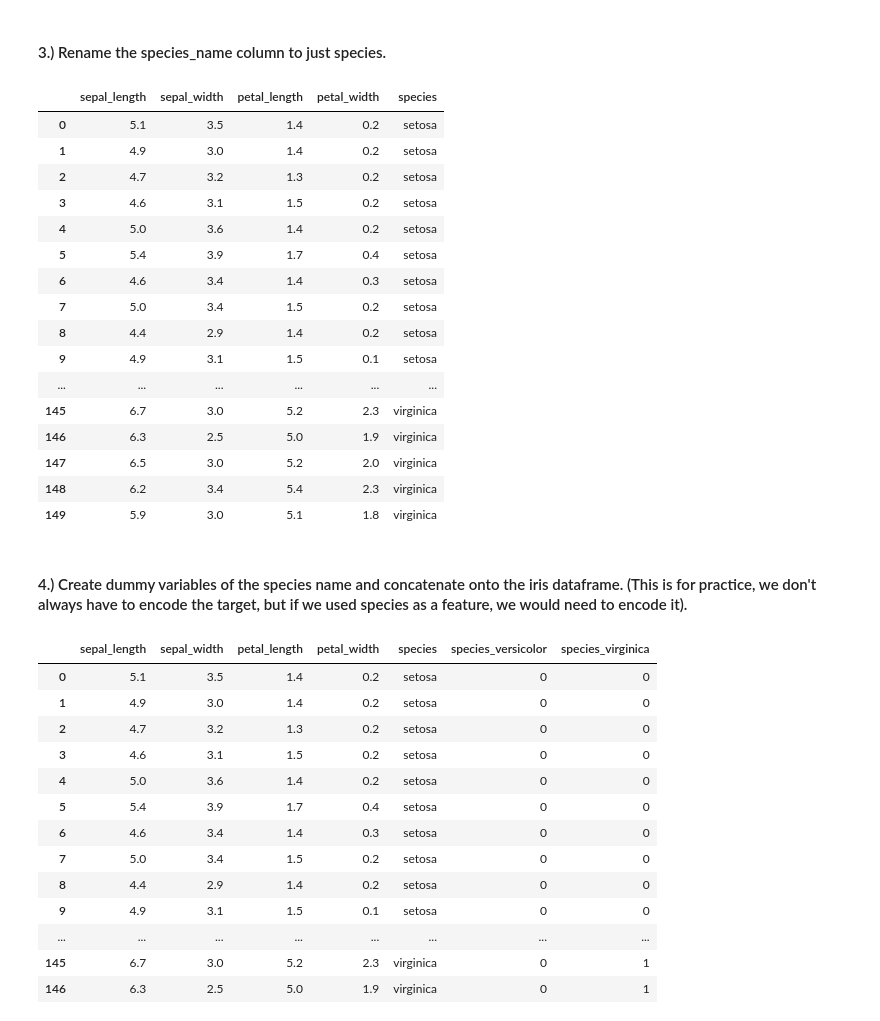
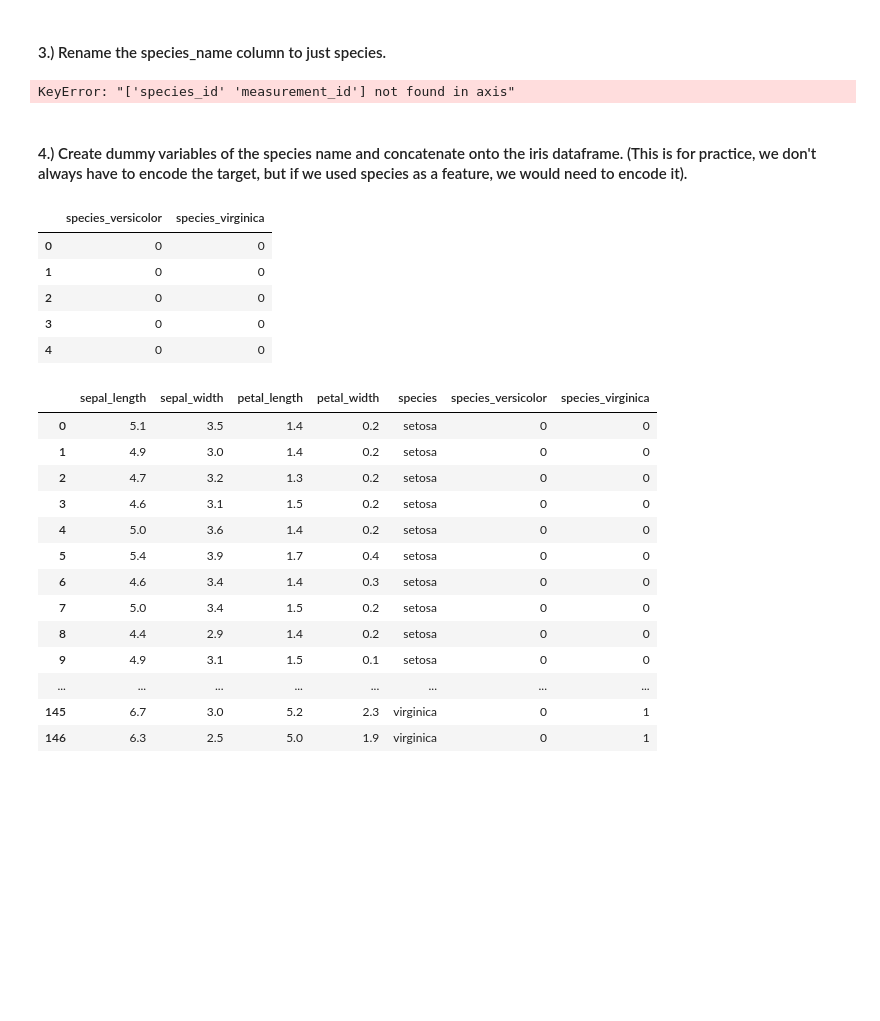
Before and after one commit to jnolf/classification-exercises, a Jupyter notebook: classifications_exercises.ipynb, the cells around one changed output. Drawn from its saved outputs; the diff is of its cells as text; code cells hidden in the pictures; blank space fills up the shorter version.

```diff
--- a/classifications_exercises.ipynb
+++ b/classifications_exercises.ipynb
@@ -20,6 +20,9 @@ warnings.filterwarnings('ignore')
 import acquire
 from pydataset import data
 import os
+
+# remove limits on viewing dataframes
+pd.set_option('display.max_columns', None)
 # %% [markdown]
 ### 4.) In a jupyter notebook, classification_exercises.ipynb, use a python module (pydata or seaborn datasets) containing datasets as a source from the iris data. Create a pandas dataframe, df_iris, from this data.
 # %%
@@ -256,32 +283,24 @@ df_iris.describe()
 # Drop species_id and measurement_id then rename species_name to species
 columns_to_drop = ['species_id', 'measurement_id']
 
-df_iris = df_iris.drop(columns_to_drop, axis=1).rename(columns={'species_name': 'species'})
-df_iris
+df_iris.drop(columns_to_drop, inplace=True).rename(columns={'species_name': 'species'})
+df_iris.head()
 # %% [output]
-|  | sepal_length | sepal_width | petal_length | petal_width | species |
-| 0 | 5.1 | 3.5 | 1.4 | 0.2 | setosa |
-| 1 | 4.9 | 3.0 | 1.4 | 0.2 | setosa |
-| 2 | 4.7 | 3.2 | 1.3 | 0.2 | setosa |
-| 3 | 4.6 | 3.1 | 1.5 | 0.2 | setosa |
-| 4 | 5.0 | 3.6 | 1.4 | 0.2 | setosa |
-| 5 | 5.4 | 3.9 | 1.7 | 0.4 | setosa |
-| 6 | 4.6 | 3.4 | 1.4 | 0.3 | setosa |
-| 7 | 5.0 | 3.4 | 1.5 | 0.2 | setosa |
-| 8 | 4.4 | 2.9 | 1.4 | 0.2 | setosa |
-| 9 | 4.9 | 3.1 | 1.5 | 0.1 | setosa |
-| ... | ... | ... | ... | ... | ... |
-| 145 | 6.7 | 3.0 | 5.2 | 2.3 | virginica |
-| 146 | 6.3 | 2.5 | 5.0 | 1.9 | virginica |
-| 147 | 6.5 | 3.0 | 5.2 | 2.0 | virginica |
-| 148 | 6.2 | 3.4 | 5.4 | 2.3 | virginica |
-| 149 | 5.9 | 3.0 | 5.1 | 1.8 | virginica |
+KeyError: "['species_id' 'measurement_id'] not found in axis"
 # %% [markdown]
 #### 4.) Create dummy variables of the species name and concatenate onto the iris dataframe. (This is for practice, we don't always have to encode the target, but if we used species as a feature, we would need to encode it).
 # %%
 dummy_df = pd.get_dummies(df_iris[['species']],
                          dummy_na = False,
                          drop_first = [True])
+dummy_df.head()
+# %% [output]
+|  | species_versicolor | species_virginica |
+| 0 | 0 | 0 |
+| 1 | 0 | 0 |
+| 2 | 0 | 0 |
+| 3 | 0 | 0 |
+| 4 | 0 | 0 |
 # %%
 # Concat
 df_iris = pd.concat([df_iris, dummy_df], axis = 1)
```
Also changed, not shown: parts of 19 cells of this notebook.
